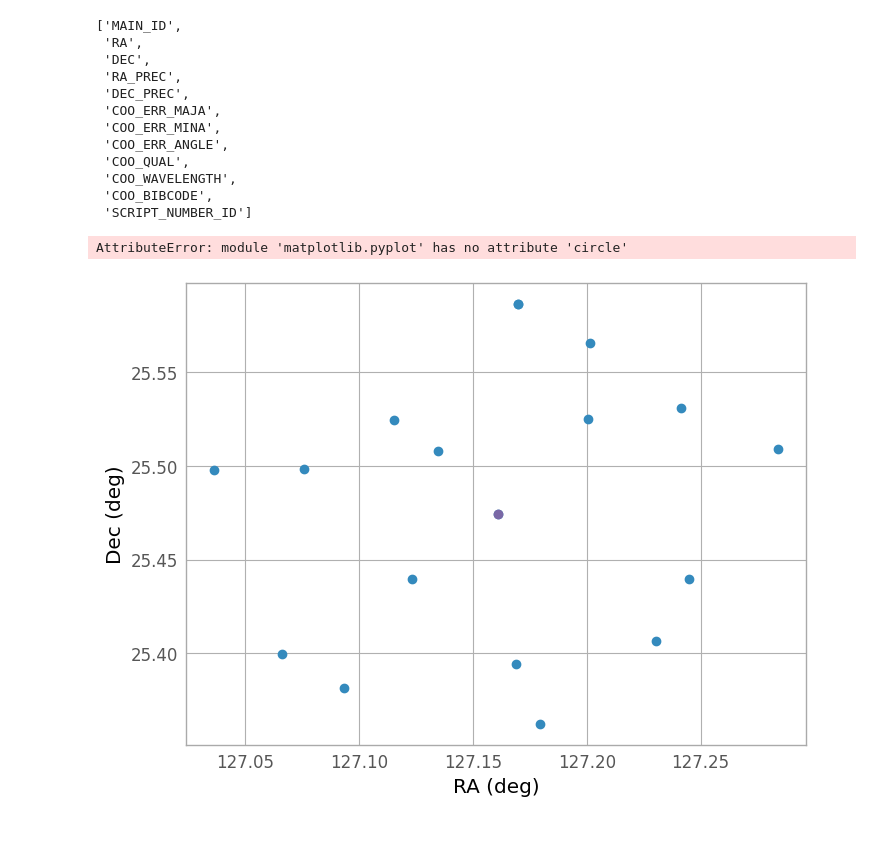
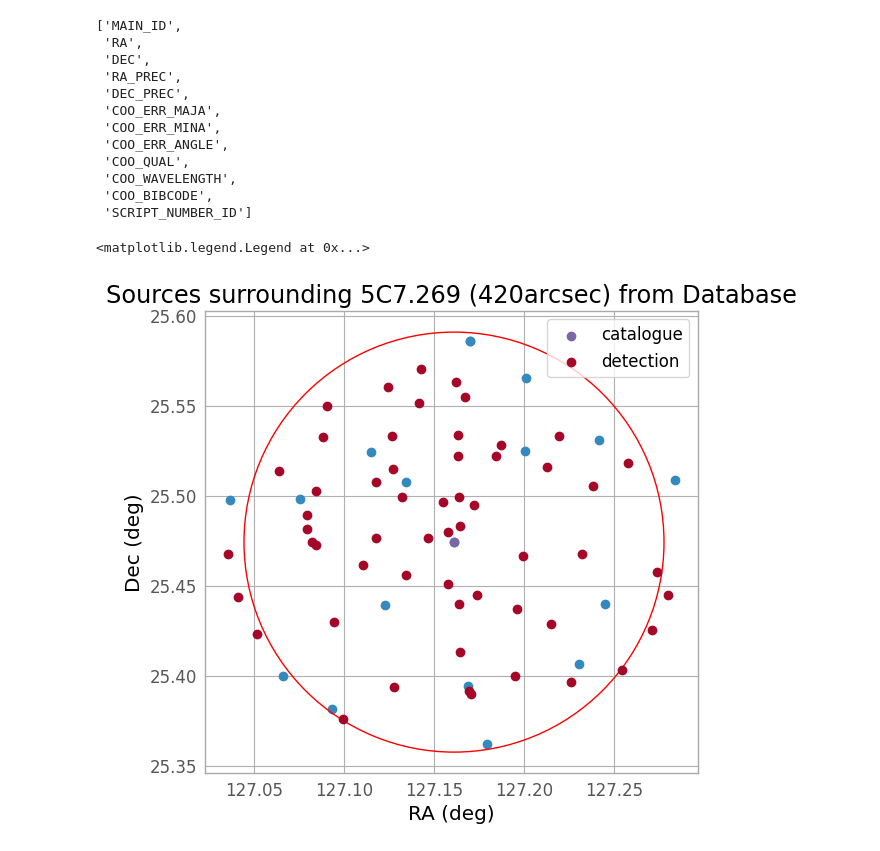
Before and after one commit to Lim1029/SIF3004, a Jupyter notebook: all_surveys_5c7.ipynb, the cells around one changed output. Saved outputs shown, nothing was run; the diff lists cells and outputs as text; code cells hidden in the pictures.

Commit message:
add catalogues name

```diff
--- a/all_surveys_5c7.ipynb
+++ b/all_surveys_5c7.ipynb
@@ -111,21 +107,27 @@ surrounding_5C7.colnames
  'SCRIPT_NUMBER_ID']
 # %%
 # plot the surrounding 5C7.269
-from astropy.coordinates import SkyCoord
-import astropy.units as u
-import matplotlib.pyplot as plt
-from astropy.visualization import astropy_mpl_style
 plt.style.use(astropy_mpl_style)
-
 c = SkyCoord(ra=surrounding_5C7['RA'], dec=surrounding_5C7['DEC'], unit=(u.hourangle, u.deg))
 plt.scatter(c.ra.deg, c.dec.deg)
 plt.xlabel('RA (deg)')
 plt.ylabel('Dec (deg)')
+plt.title('Sources surrounding 5C7.269 (420arcsec) from Database')
+# set plot to have same x and y scale
+plt.gca().set_aspect('equal', adjustable='box')
 # plt.show()
 
 coor_5C7 = SkyCoord(ra=data_5C7['RA'], dec=data_5C7['DEC'], unit=(u.hourangle, u.deg))
-plt.scatter(coor_5C7.ra.deg, coor_5C7.dec.deg)
-plt.Circle((coor_5C7.ra.deg, coor_5C7.dec.deg), radius=Angle(420, u.arcsec).deg, color='r', fill=False)
+plt.scatter(coor_5C7.ra.deg, coor_5C7.dec.deg, label='catalogue')
+radius = Angle(420, u.arcsec).deg
+# plot a circle with radius 420 arcsec
+circle = plt.Circle((coor_5C7.ra.deg, coor_5C7.dec.deg), radius, color='r', fill=False)
+plt.gca().add_patch(circle)
+
+detection = pd.read_table('5C7.269_sources.dat',sep='\s+',index_col='obj_id')
+coor_detection = SkyCoord(ra=detection['ra'], dec=detection['dec'], unit=(u.hourangle, u.deg))
+plt.scatter(coor_detection.ra.deg, coor_detection.dec.deg, label='detection')
+plt.legend()
 # %% [output]
-AttributeError: module 'matplotlib.pyplot' has no attribute 'circle'
+<matplotlib.legend.Legend at 0x...>
-[figure, old version]
+[figure, new version]
```
Also changed, not shown: parts of 17 cells of this notebook, 2 other files.
